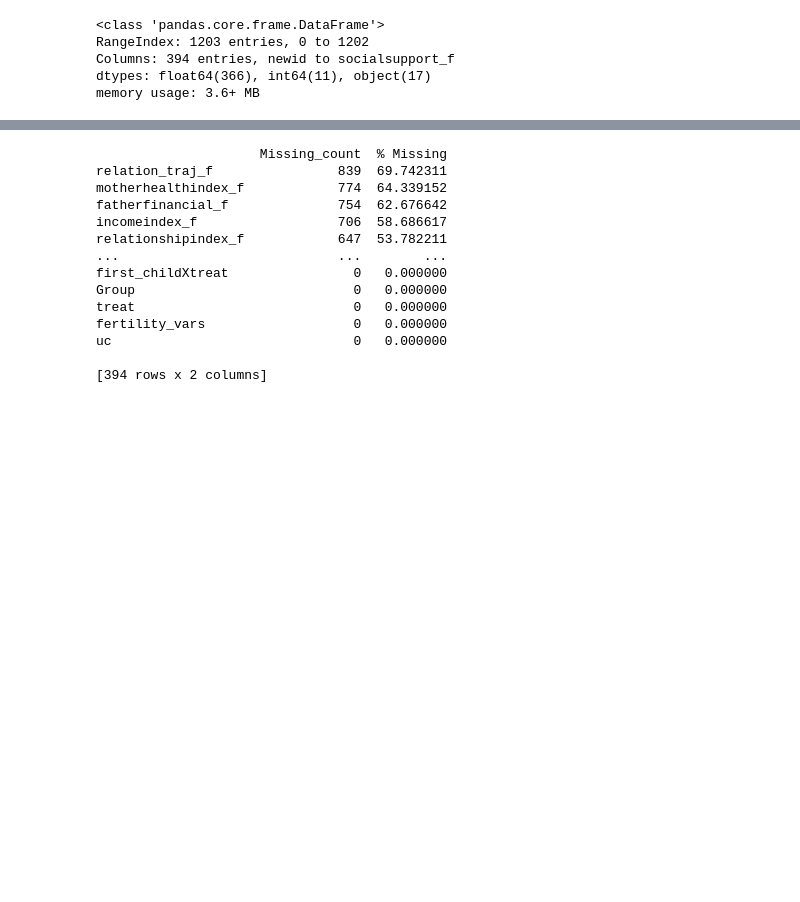
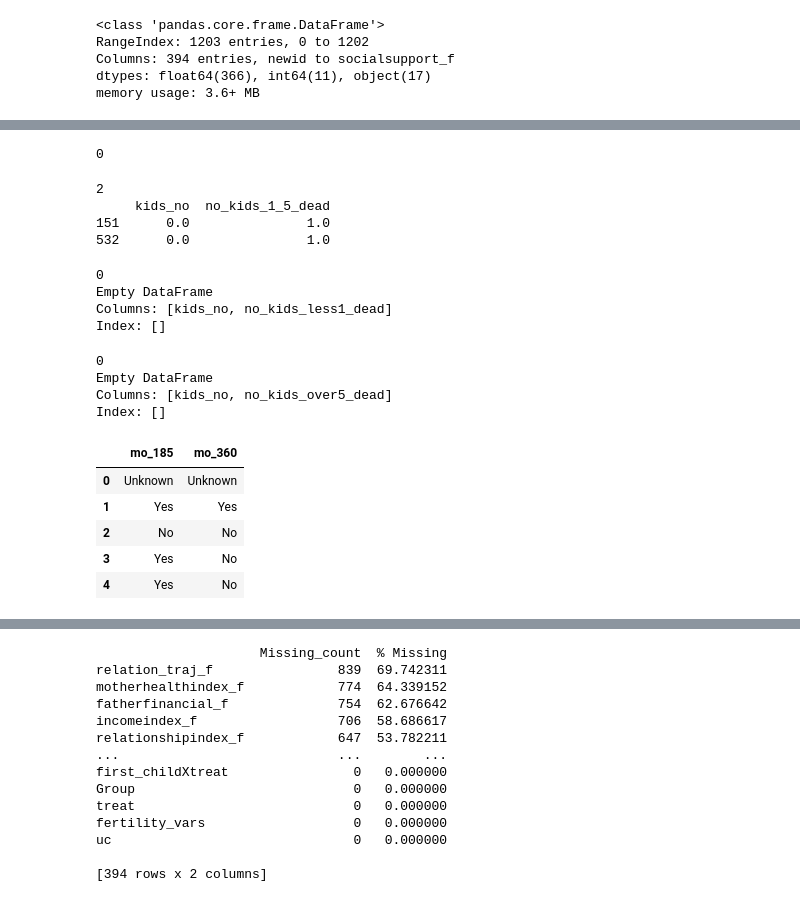
Before and after one commit to Human-Gechi/SCA-ML-AI-CHALLENGE, a Jupyter notebook: Code.ipynb, the cells around one changed output, grey strips where cells are left out. Saved outputs shown, nothing was run; the diff lists cells and outputs as text; code cells hidden in the pictures; blank space fills up the shorter version.

```diff
--- a/Code.ipynb
+++ b/Code.ipynb
@@ -30,0 +144,5 @@ memory usage: 3.6+ MB
+# %%
+counts = df["edu_mo"].isnull().value_counts(normalize=True)
+counts
+df["edu_mo"] = df["edu_mo"].fillna(0.0)
+df["edu_mo"]
@@ -30,0 +164,50 @@ memory usage: 3.6+ MB
+# %%
+
+df["edu_fa"] = df["edu_fa"].round(0)
+df['edu_fa']
+# %% [output]
+0
+# %%
+# Check for impossible cases
+inconsistent = df[(df["kids_no"] == 0) & (df["no_kids_1_5_dead"] > 0)]
+print(len(inconsistent))
+print(inconsistent[["kids_no", "no_kids_1_5_dead"]])
+# %% [output]
+2
+     kids_no  no_kids_1_5_dead
+151      0.0               1.0
+532      0.0               1.0
+# %%
+df.loc[151, "no_kids_1_5_dead"] = 0.0
+df.loc[532, "no_kids_1_5_dead"] = 0.0
+# %%
+# Check for impossible cases
+inconsistent = df[(df["kids_no"] == 0) & (df["no_kids_less1_dead"] > 0)]
+print(len(inconsistent))
+print(inconsistent[["kids_no", "no_kids_less1_dead"]])
+# %% [output]
+0
+Empty DataFrame
+Columns: [kids_no, no_kids_less1_dead]
+Index: []
+# %%
+# Check for impossible cases for kids
+inconsistent = df[(df["kids_no"] == 0) & (df["no_kids_over5_dead"] > 0)]
+print(len(inconsistent))
+print(inconsistent[["kids_no", "no_kids_over5_dead"]])
+# %% [output]
+0
+Empty DataFrame
+Columns: [kids_no, no_kids_over5_dead]
+Index: []
+# %%
+df[["kids_no","no_kids_less1_dead","no_kids_1_5_dead","no_kids_over5_dead"]] = df[["kids_no","no_kids_less1_dead","no_kids_1_5_dead","no_kids_over5_dead"]].fillna(0.0)
+# %%
+df[["mo_185","mo_360"]].fillna("Unknown").head()
+# %% [output]
+|  | mo_185 | mo_360 |
+| 0 | Unknown | Unknown |
+| 1 | Yes | Yes |
+| 2 | No | No |
+| 3 | Yes | No |
+| 4 | Yes | No |
```
Also changed, not shown: parts of 29 cells of this notebook, 2 other files.
